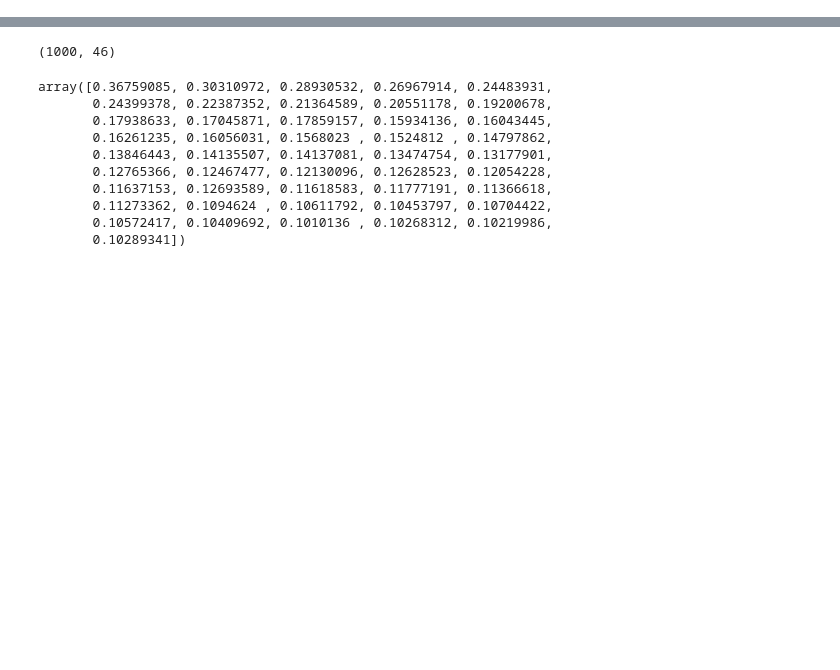
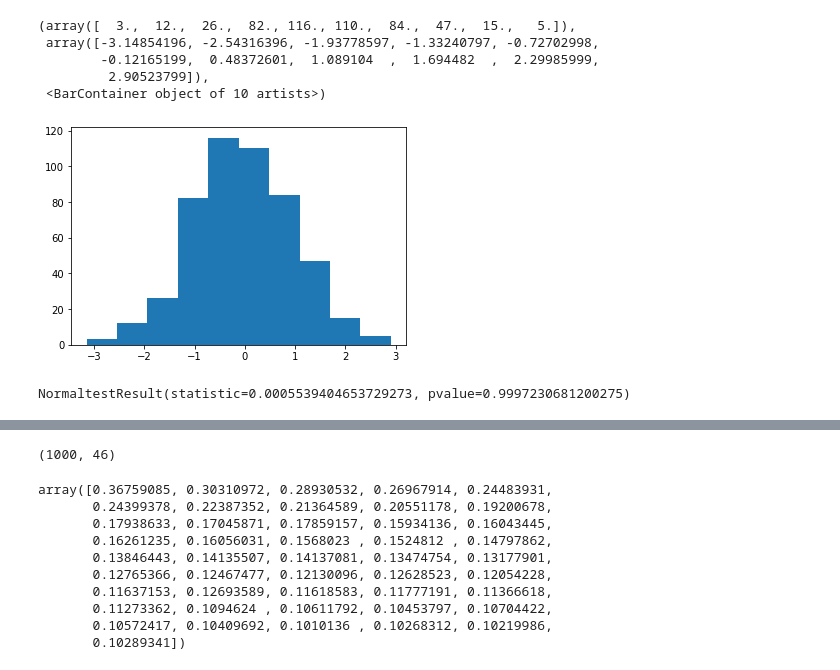
Before and after one commit to Herculens/herculens, a Jupyter notebook: GRF_perturbations/Notebooks/test.ipynb, the cells around one changed output, grey strips where cells are left out. Cells and saved outputs as stored; diff of their text form; code cells hidden in the pictures; blank space fills up the shorter version.

```diff
--- a/GRF_perturbations/Notebooks/test.ipynb
+++ b/GRF_perturbations/Notebooks/test.ipynb
@@ -46,0 +82,13 @@ FS=18
+# %%
+plt.hist(Fourier_values.real[:,4580])
+# %% [output]
+(array([  3.,  12.,  26.,  82., 116., 110.,  84.,  47.,  15.,   5.]),
+ array([-3.14854196, -2.54316396, -1.93778597, -1.33240797, -0.72702998,
+        -0.12165199,  0.48372601,  1.089104  ,  1.694482  ,  2.29985999,
+         2.90523799]),
+ <BarContainer object of 10 artists>)
+[figure, added]
+# %%
+scipy.stats.normaltest(Fourier_values.real[:,4580])
+# %% [output]
+NormaltestResult(statistic=0.0005539404653729273, pvalue=0.9997230681200275)
```
Also changed, not shown: parts of 17 cells of this notebook, 5 other files.
